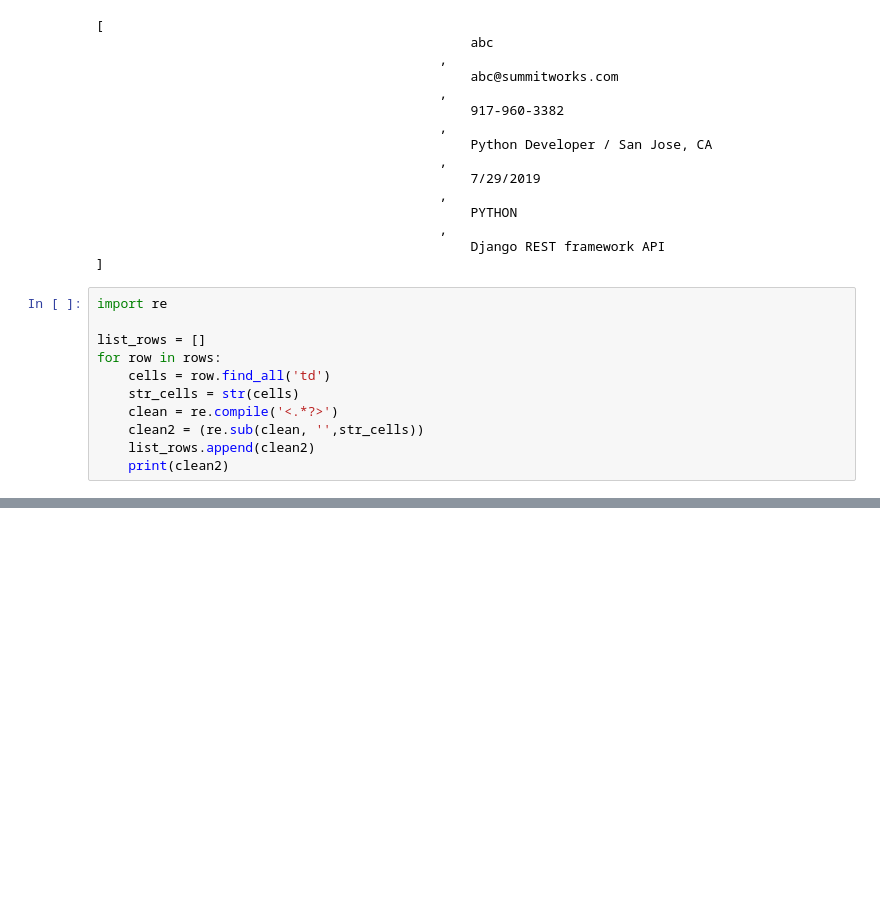
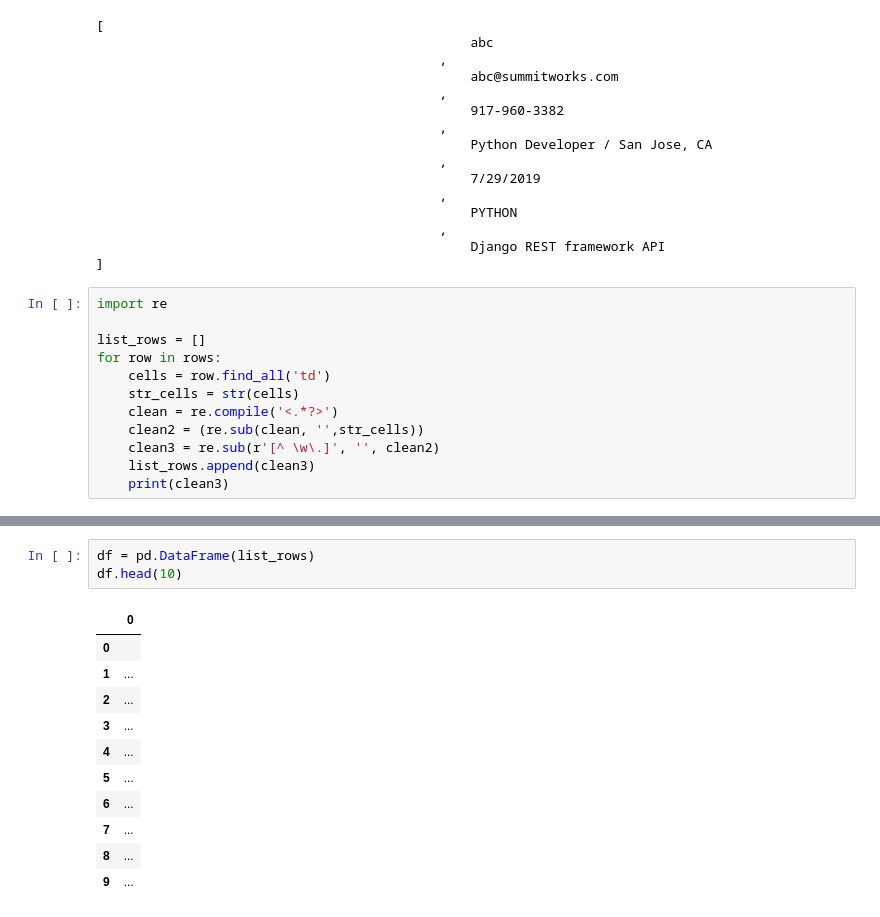
Before and after one commit to jhuang292/summitworks_web_scraping, a Jupyter notebook: Untitled.ipynb, the cells around one changed output, grey strips where cells are left out. Drawn from its saved outputs; the diff is of its cells as text; blank space fills up the shorter version.

```diff
--- a/Untitled.ipynb
+++ b/Untitled.ipynb
@@ -131,6 +131,7 @@ for row in rows:
     str_cells = str(cells)
     clean = re.compile('<.*?>')
     clean2 = (re.sub(clean, '',str_cells))
-    list_rows.append(clean2)
-    print(clean2)
+    clean3 = re.sub(r'[^ \w\.]', '', clean2)
+    list_rows.append(clean3)
+    print(clean3)
 # %% [output]
@@ -178,0 +175,15 @@ pd.DataFrame(list_rows)
+# %%
+df = pd.DataFrame(list_rows)
+df.head(10)
+# %% [output]
+|  | 0 |
+| 0 |  |
+| 1 | ... |
+| 2 | ... |
+| 3 | ... |
+| 4 | ... |
+| 5 | ... |
+| 6 | ... |
+| 7 | ... |
+| 8 | ... |
+| 9 | ... |
```
Also changed, not shown: parts of 12 cells of this notebook.
